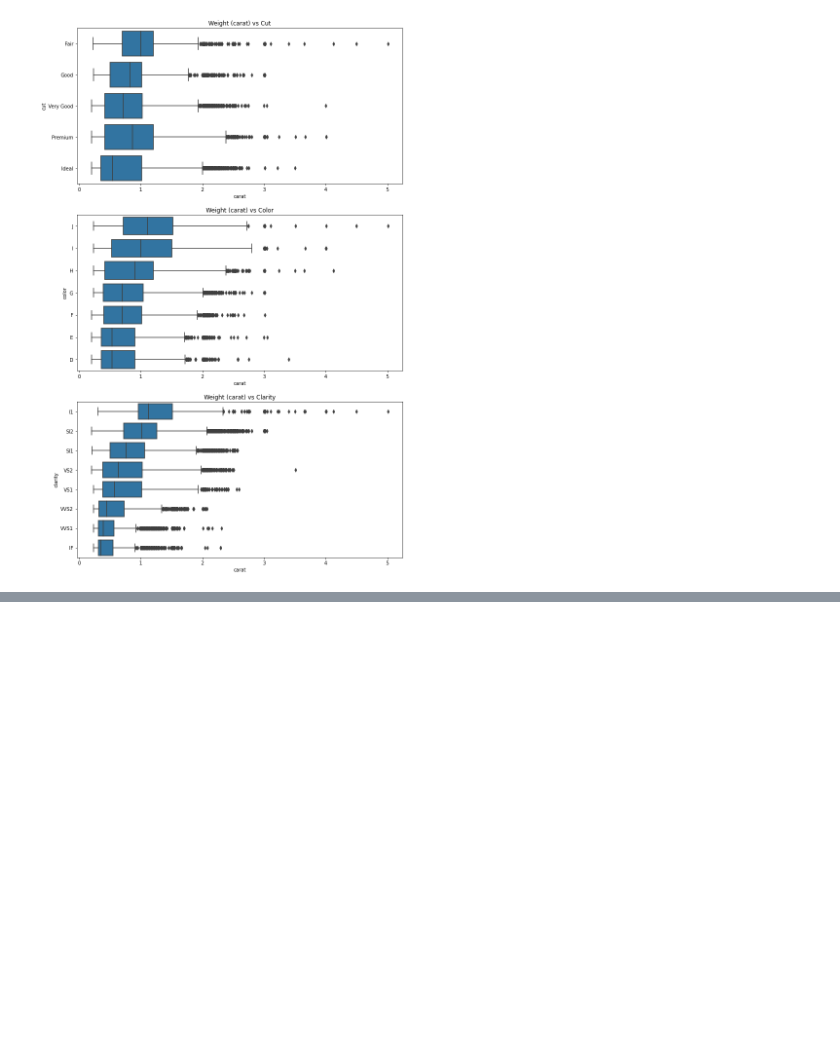
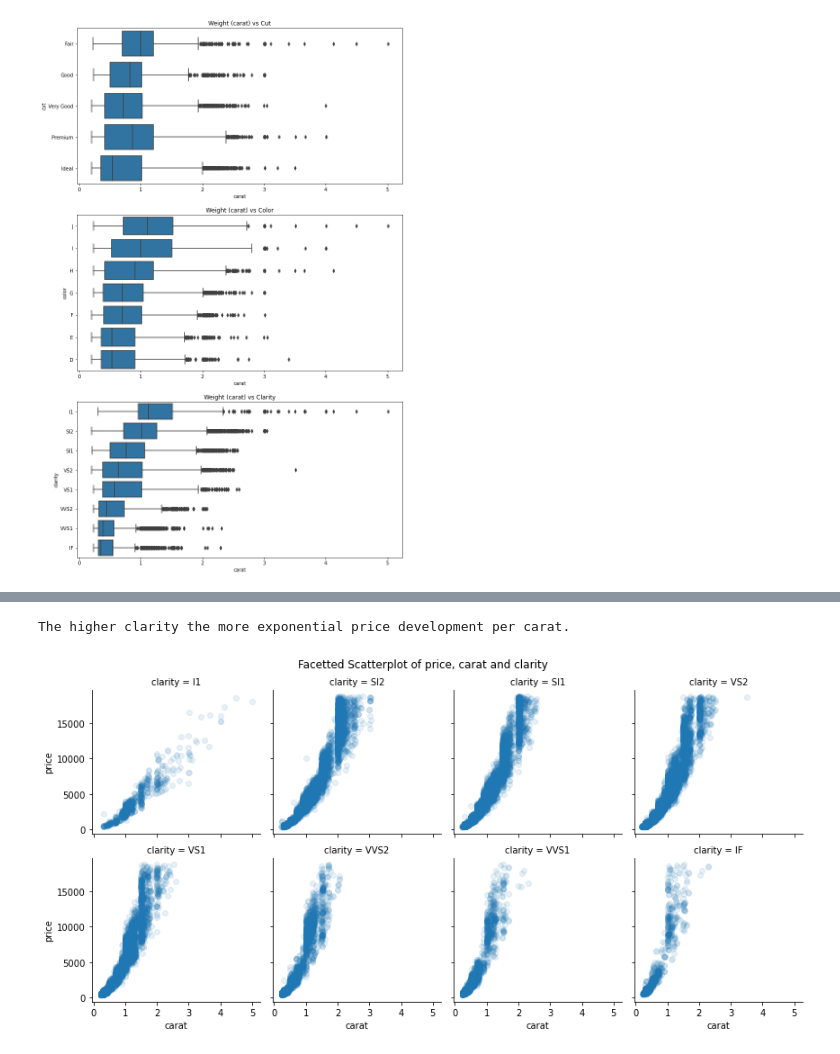
Before and after one commit to KarinWiberg/uc_dataanalyst_visualization_diamonds_case_study, a Jupyter notebook: diamonds-case-study.ipynb, the cells around one changed output, grey strips where cells are left out. Saved outputs shown, nothing was run; the diff lists cells and outputs as text; code cells hidden in the pictures; blank space fills up the shorter version.

```diff
--- a/diamonds-case-study.ipynb
+++ b/diamonds-case-study.ipynb
@@ -437,0 +520,13 @@ The findings explains pattern, diamonds with higher quality are often smaller in
+# %%
+# facetted scatterplot
+g = sb.FacetGrid(data = diamonds, col = 'clarity', col_wrap = 4, palette = 'Set2');
+g.map(plt.scatter, 'carat', 'price', alpha = 0.1);
+
+plt.subplots_adjust(top=0.9);
+g.fig.suptitle('Facetted Scatterplot of price, carat and clarity');
+
+text = 'The higher clarity the more exponential price development per carat.'
+print(text)
+# %% [output]
+The higher clarity the more exponential price development per carat.
+[figure, added]
```
Also changed, not shown: parts of 19 cells of this notebook.
